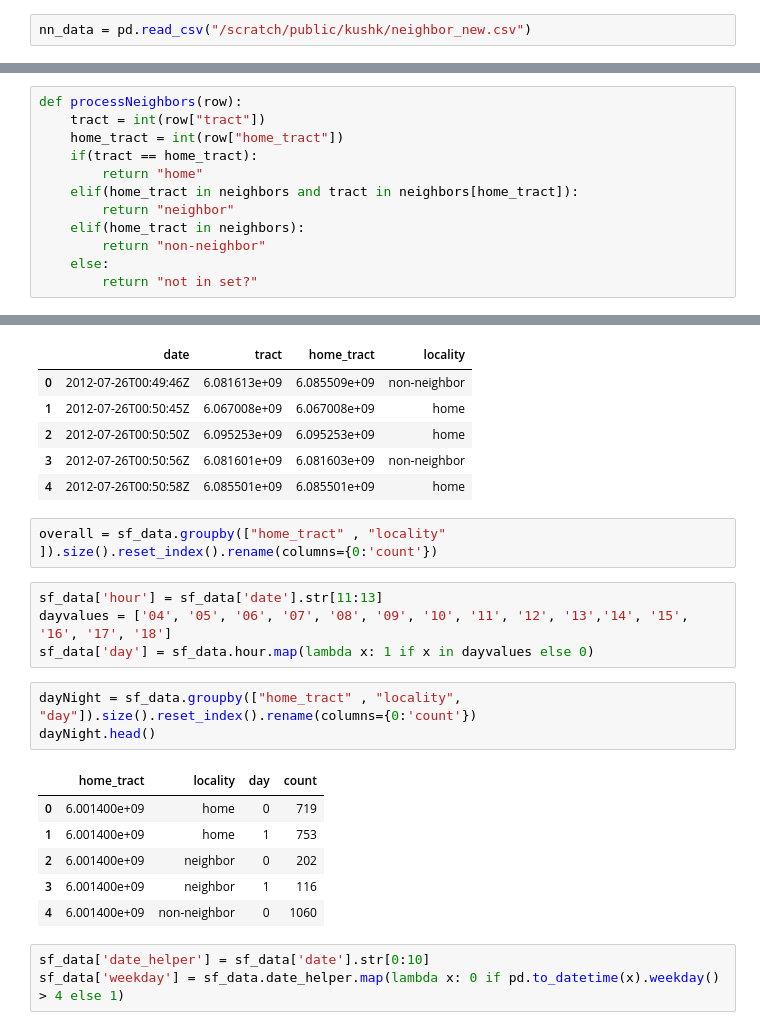
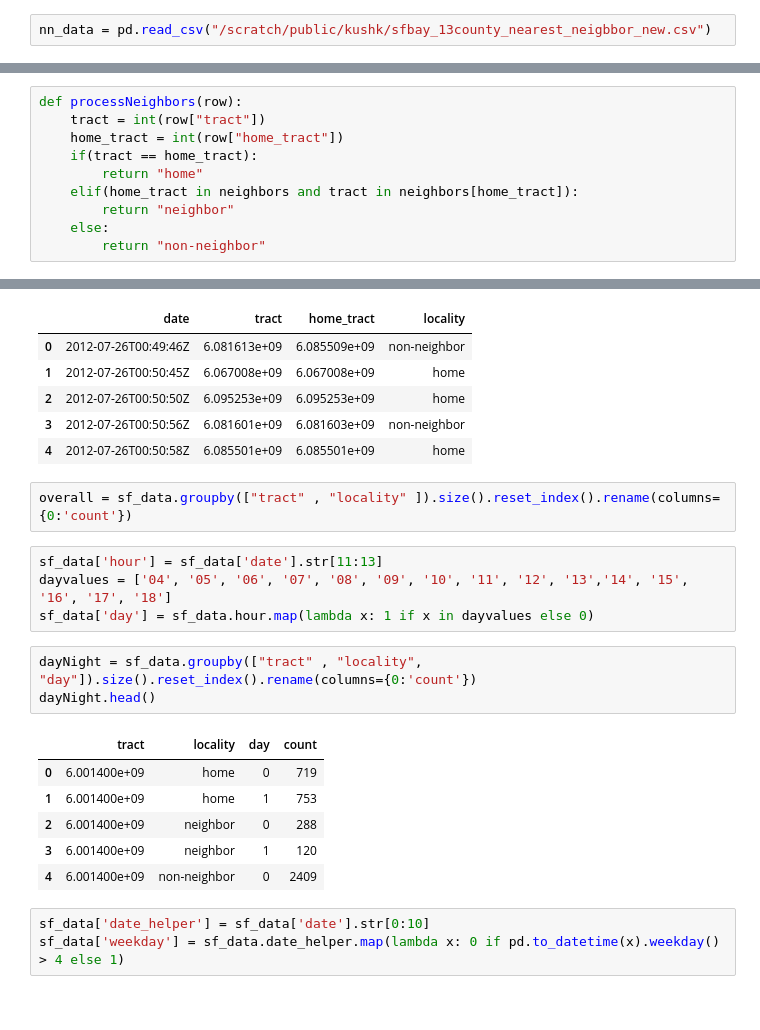
Before and after one commit to cci-ucb/twitter-and-displacement, a Jupyter notebook: 01_Data_Processing/SF Processing - Kush/SF Analysis.ipynb, the cells around one changed output, grey strips where cells are left out. Saved outputs shown, nothing was run; the diff lists cells and outputs as text.

```diff
--- a/01_Data_Processing/SF Processing - Kush/SF Analysis.ipynb
+++ b/01_Data_Processing/SF Processing - Kush/SF Analysis.ipynb
@@ -13,5 +26,5 @@ len(sf_data)
 # %%
-nn_data = pd.read_csv("/scratch/public/kushk/neighbor_new.csv")
+nn_data = pd.read_csv("/scratch/public/kushk/sfbay_13county_nearest_neigbbor_new.csv")
 # %%
 nn_data.head()
 # %% [output]
@@ -44,10 +57,8 @@ def processNeighbors(row):
         return "home"
     elif(home_tract in neighbors and tract in neighbors[home_tract]):
         return "neighbor"
-    elif(home_tract in neighbors):
+    else:
         return "non-neighbor"
-    else:
-        return "not in set?"
 # %%
 %%time
 sf_data["locality"] = sf_data.apply(processNeighbors, axis=1)
@@ -74,21 +85,21 @@ sf_data.head()
 | 3 | 2012-07-26T00:50:56Z | 6.081601e+09 | 6.081603e+09 | non-neighbor |
 | 4 | 2012-07-26T00:50:58Z | 6.085501e+09 | 6.085501e+09 | home |
 # %%
-overall = sf_data.groupby(["home_tract" , "locality" ]).size().reset_index().rename(columns={0:'count'})
+overall = sf_data.groupby(["tract" , "locality" ]).size().reset_index().rename(columns={0:'count'})
 # %%
 sf_data['hour'] = sf_data['date'].str[11:13]
 dayvalues = ['04', '05', '06', '07', '08', '09', '10', '11', '12', '13','14', '15', '16', '17', '18']
 sf_data['day'] = sf_data.hour.map(lambda x: 1 if x in dayvalues else 0)
 # %%
-dayNight = sf_data.groupby(["home_tract" , "locality", "day"]).size().reset_index().rename(columns={0:'count'})
+dayNight = sf_data.groupby(["tract" , "locality", "day"]).size().reset_index().rename(columns={0:'count'})
 dayNight.head()
 # %% [output]
-|  | home_tract | locality | day | count |
+|  | tract | locality | day | count |
 | 0 | 6.001400e+09 | home | 0 | 719 |
 | 1 | 6.001400e+09 | home | 1 | 753 |
-| 2 | 6.001400e+09 | neighbor | 0 | 202 |
-| 3 | 6.001400e+09 | neighbor | 1 | 116 |
-| 4 | 6.001400e+09 | non-neighbor | 0 | 1060 |
+| 2 | 6.001400e+09 | neighbor | 0 | 288 |
+| 3 | 6.001400e+09 | neighbor | 1 | 120 |
+| 4 | 6.001400e+09 | non-neighbor | 0 | 2409 |
 # %%
 sf_data['date_helper'] = sf_data['date'].str[0:10]
 sf_data['weekday'] = sf_data.date_helper.map(lambda x: 0 if pd.to_datetime(x).weekday() > 4 else 1)
```
Also changed, not shown: parts of 16 cells of this notebook.
